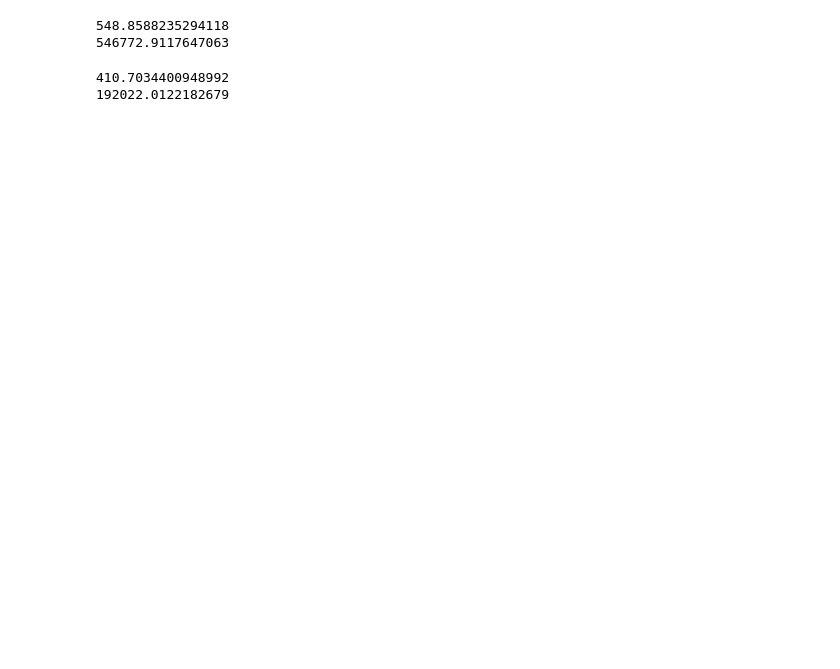
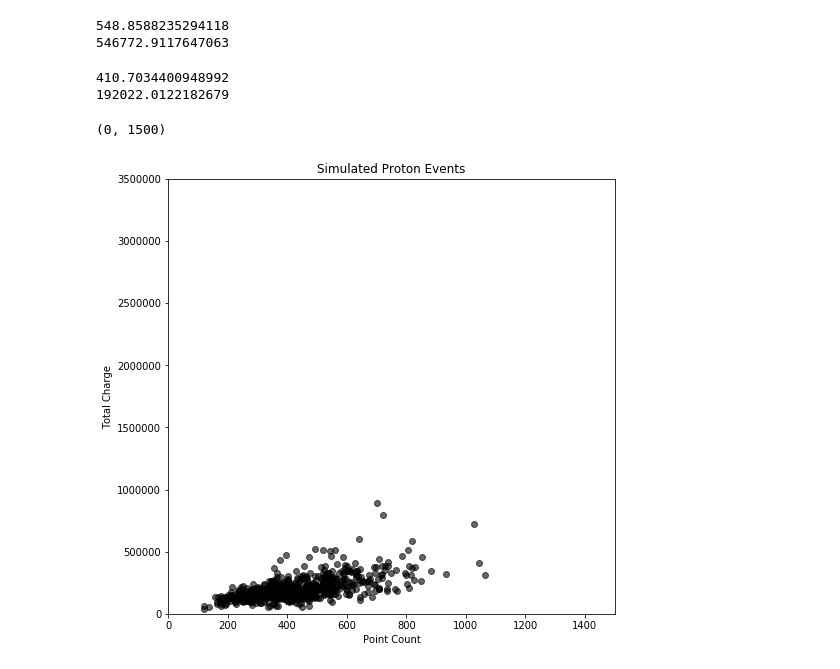
Before and after one commit to jtaylorz/attpc-event-classification, a Jupyter notebook: jupyter-notebooks/real-data-work/Visualize_PointCount.ipynb, the cells around one changed output. Cells and saved outputs as stored; diff of their text form; code cells hidden in the pictures; blank space fills up the shorter version.

```diff
--- a/jupyter-notebooks/real-data-work/Visualize_PointCount.ipynb
+++ b/jupyter-notebooks/real-data-work/Visualize_PointCount.ipynb
@@ -159,3 +189,16 @@ print(sum(junk_real_totalcharge)/len(junk_real_totalcharge))
 # %% [output]
 410.7034400948992
 192022.0122182679
+# %%
+plt.figure(figsize=(8,8))
+p = plt.scatter(p_real_ptcounts, p_real_totalcharge, marker='o', c='black', alpha=0.6)
+
+plt.title("Simulated Proton Events")
+plt.xlabel("Point Count")
+plt.ylabel("Total Charge")
+
+plt.ylim((0,3500000))
+plt.xlim((0,1500))
+# %% [output]
+(0, 1500)
+[figure, added]
```
Also changed, not shown: parts of 5 cells of this notebook, 3 other files.
